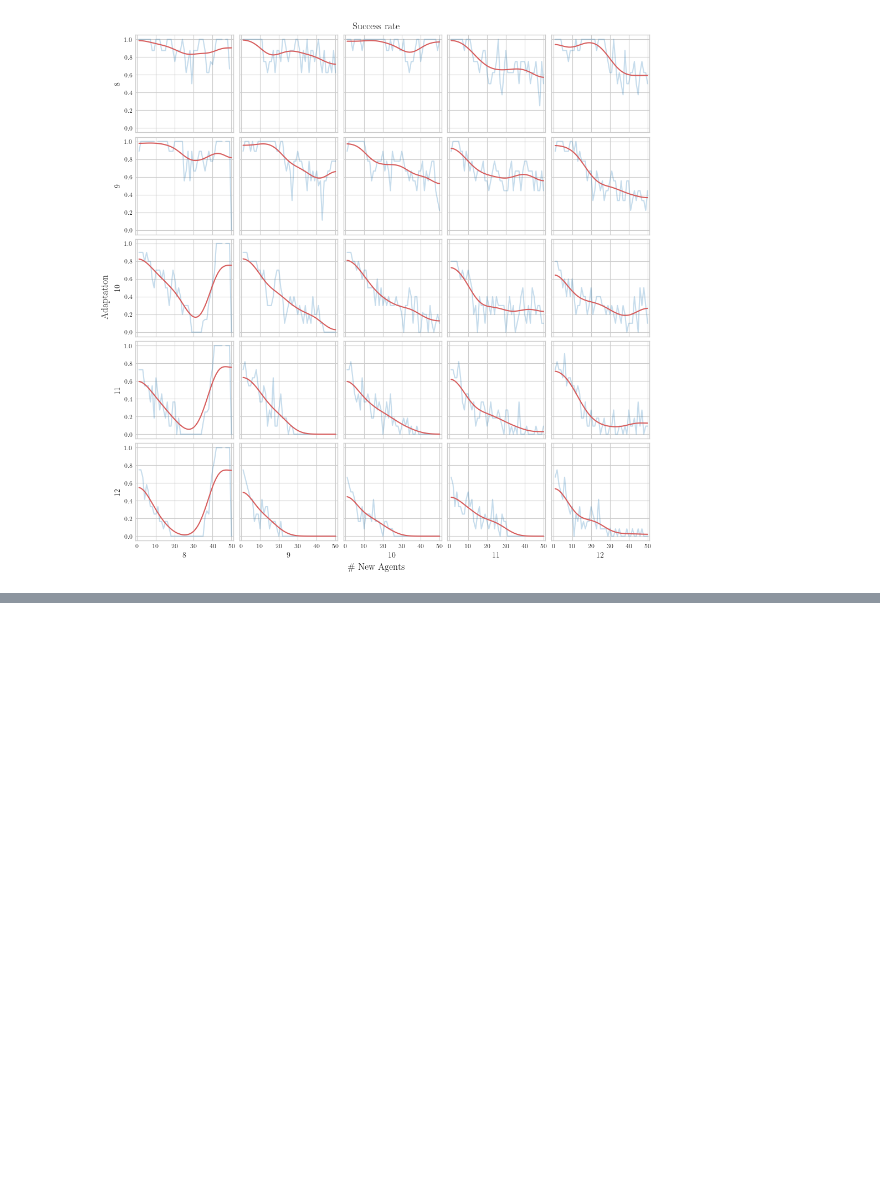
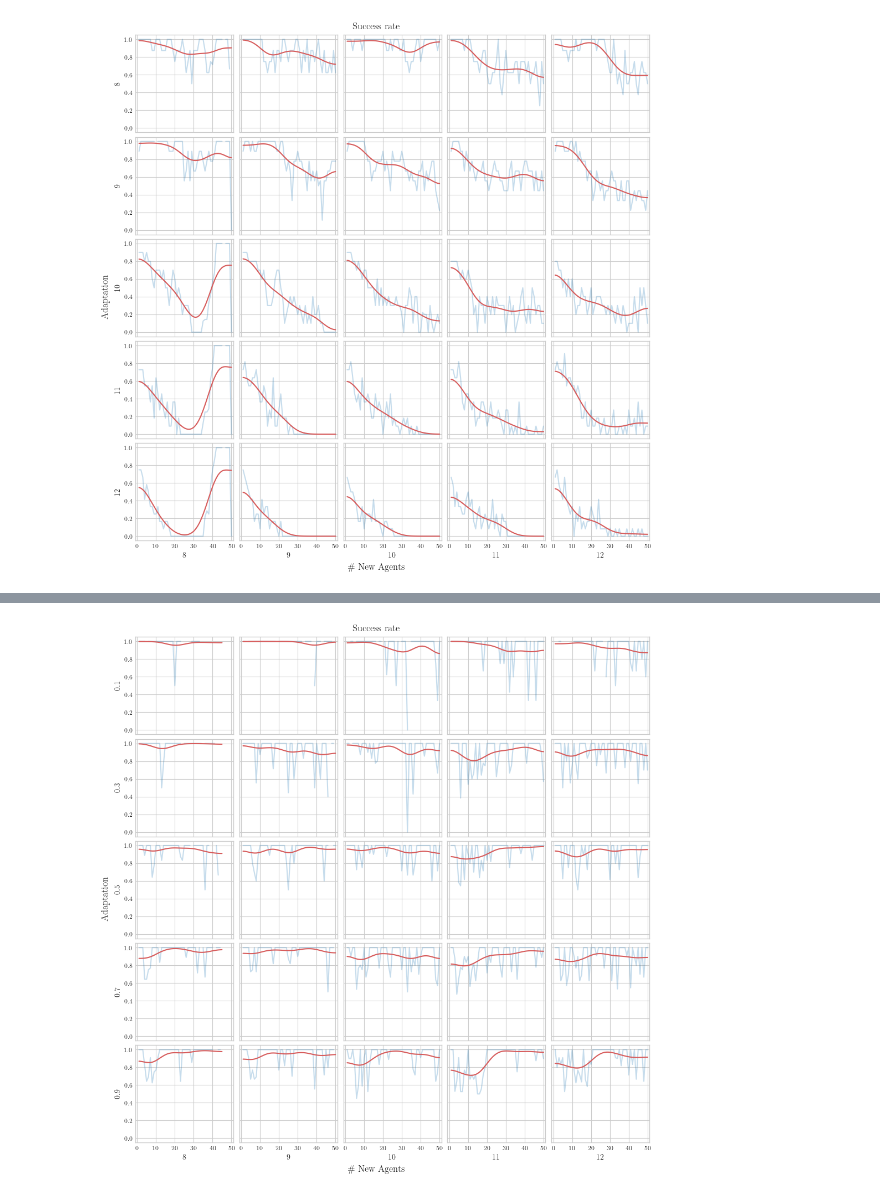
Before and after one commit to joaopfonseca/recourse-over-time, a Jupyter notebook: notebooks/2.0-meta-simulation.ipynb, the cells around one changed output, grey strips where cells are left out. Cells and saved outputs as stored; diff of their text form; code cells hidden in the pictures; blank space fills up the shorter version.

```diff
--- a/notebooks/2.0-meta-simulation.ipynb
+++ b/notebooks/2.0-meta-simulation.ipynb
@@ -237,0 +286,4 @@ plt.show()
+# %%
+success_rate_panels(results_will, ADAPTATION_WILL, NEW_AGENTS_WILL)
+plt.show()
+# %% [output]
@@ -237,0 +293 @@ plt.show()
+[figure, added]
```
Also changed, not shown: parts of 6 cells of this notebook, 2 other files.
